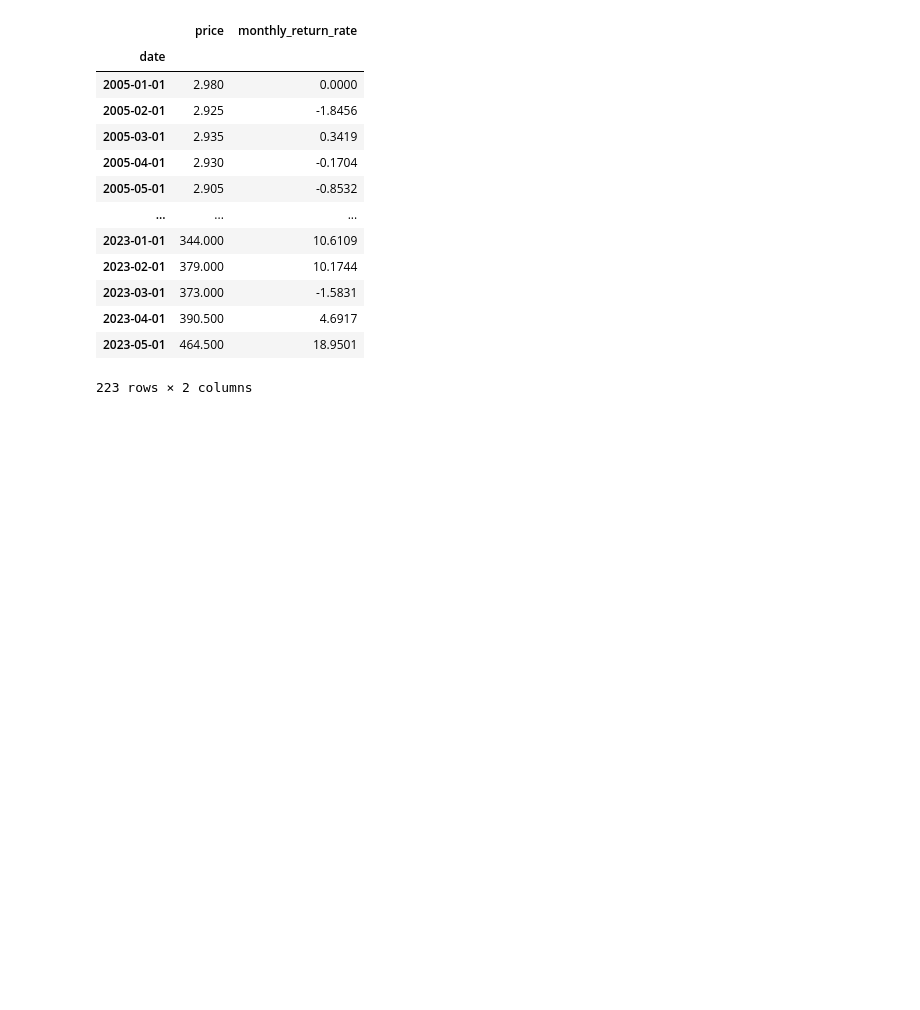
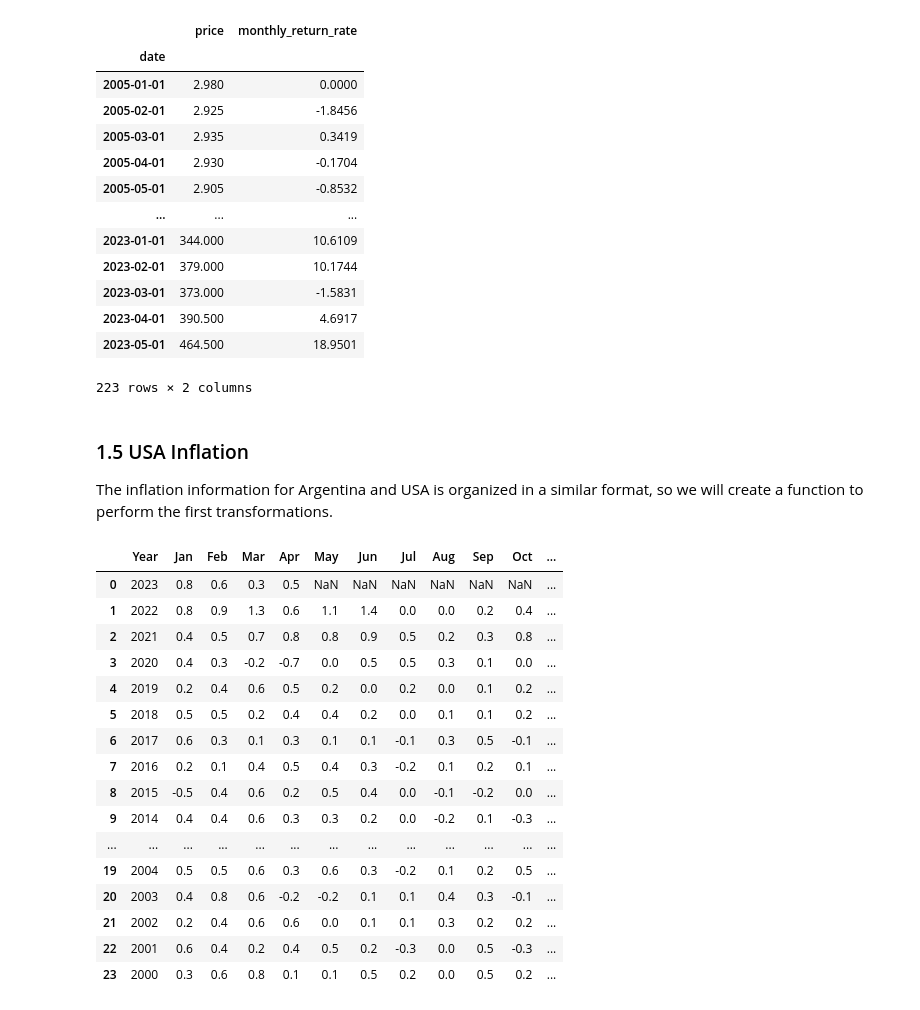
Before and after one commit to jbrekes/Argentina_Inflation_Vs_Common_Investments, a Jupyter notebook: Argentina Inflation Vs Savings.ipynb, the cells around one changed output. Saved outputs shown, nothing was run; the diff lists cells and outputs as text; code cells hidden in the pictures; blank space fills up the shorter version.

```diff
--- a/Argentina Inflation Vs Savings.ipynb
+++ b/Argentina Inflation Vs Savings.ipynb
@@ -338,3 +338,29 @@ merged_df
 | 2023-04-01 | 390.500 | 4.6917 |
 | 2023-05-01 | 464.500 | 18.9501 |
 223 rows × 2 columns
+# %% [markdown]
+### 1.5 USA Inflation
+
+The inflation information for Argentina and USA is organized in a similar format, so we will create a function to perform the first transformations.
+# %%
+usa_inf_df = pd.read_csv('Sources/Data/Inflacion Dolar.csv')
+
+usa_inf_df
+# %% [output]
+|  | Year | Jan | Feb | Mar | Apr | May | Jun | Jul | Aug | Sep | Oct | ... |
+| 0 | 2023 | 0.8 | 0.6 | 0.3 | 0.5 | NaN | NaN | NaN | NaN | NaN | NaN | ... |
+| 1 | 2022 | 0.8 | 0.9 | 1.3 | 0.6 | 1.1 | 1.4 | 0.0 | 0.0 | 0.2 | 0.4 | ... |
+| 2 | 2021 | 0.4 | 0.5 | 0.7 | 0.8 | 0.8 | 0.9 | 0.5 | 0.2 | 0.3 | 0.8 | ... |
+| 3 | 2020 | 0.4 | 0.3 | -0.2 | -0.7 | 0.0 | 0.5 | 0.5 | 0.3 | 0.1 | 0.0 | ... |
+| 4 | 2019 | 0.2 | 0.4 | 0.6 | 0.5 | 0.2 | 0.0 | 0.2 | 0.0 | 0.1 | 0.2 | ... |
+| 5 | 2018 | 0.5 | 0.5 | 0.2 | 0.4 | 0.4 | 0.2 | 0.0 | 0.1 | 0.1 | 0.2 | ... |
+| 6 | 2017 | 0.6 | 0.3 | 0.1 | 0.3 | 0.1 | 0.1 | -0.1 | 0.3 | 0.5 | -0.1 | ... |
+| 7 | 2016 | 0.2 | 0.1 | 0.4 | 0.5 | 0.4 | 0.3 | -0.2 | 0.1 | 0.2 | 0.1 | ... |
+| 8 | 2015 | -0.5 | 0.4 | 0.6 | 0.2 | 0.5 | 0.4 | 0.0 | -0.1 | -0.2 | 0.0 | ... |
+| 9 | 2014 | 0.4 | 0.4 | 0.6 | 0.3 | 0.3 | 0.2 | 0.0 | -0.2 | 0.1 | -0.3 | ... |
+| ... | ... | ... | ... | ... | ... | ... | ... | ... | ... | ... | ... | ... |
+| 19 | 2004 | 0.5 | 0.5 | 0.6 | 0.3 | 0.6 | 0.3 | -0.2 | 0.1 | 0.2 | 0.5 | ... |
+| 20 | 2003 | 0.4 | 0.8 | 0.6 | -0.2 | -0.2 | 0.1 | 0.1 | 0.4 | 0.3 | -0.1 | ... |
+| 21 | 2002 | 0.2 | 0.4 | 0.6 | 0.6 | 0.0 | 0.1 | 0.1 | 0.3 | 0.2 | 0.2 | ... |
+| 22 | 2001 | 0.6 | 0.4 | 0.2 | 0.4 | 0.5 | 0.2 | -0.3 | 0.0 | 0.5 | -0.3 | ... |
+| 23 | 2000 | 0.3 | 0.6 | 0.8 | 0.1 | 0.1 | 0.5 | 0.2 | 0.0 | 0.5 | 0.2 | ... |
```
Also changed, not shown: parts of 10 cells of this notebook, 4 other files.
